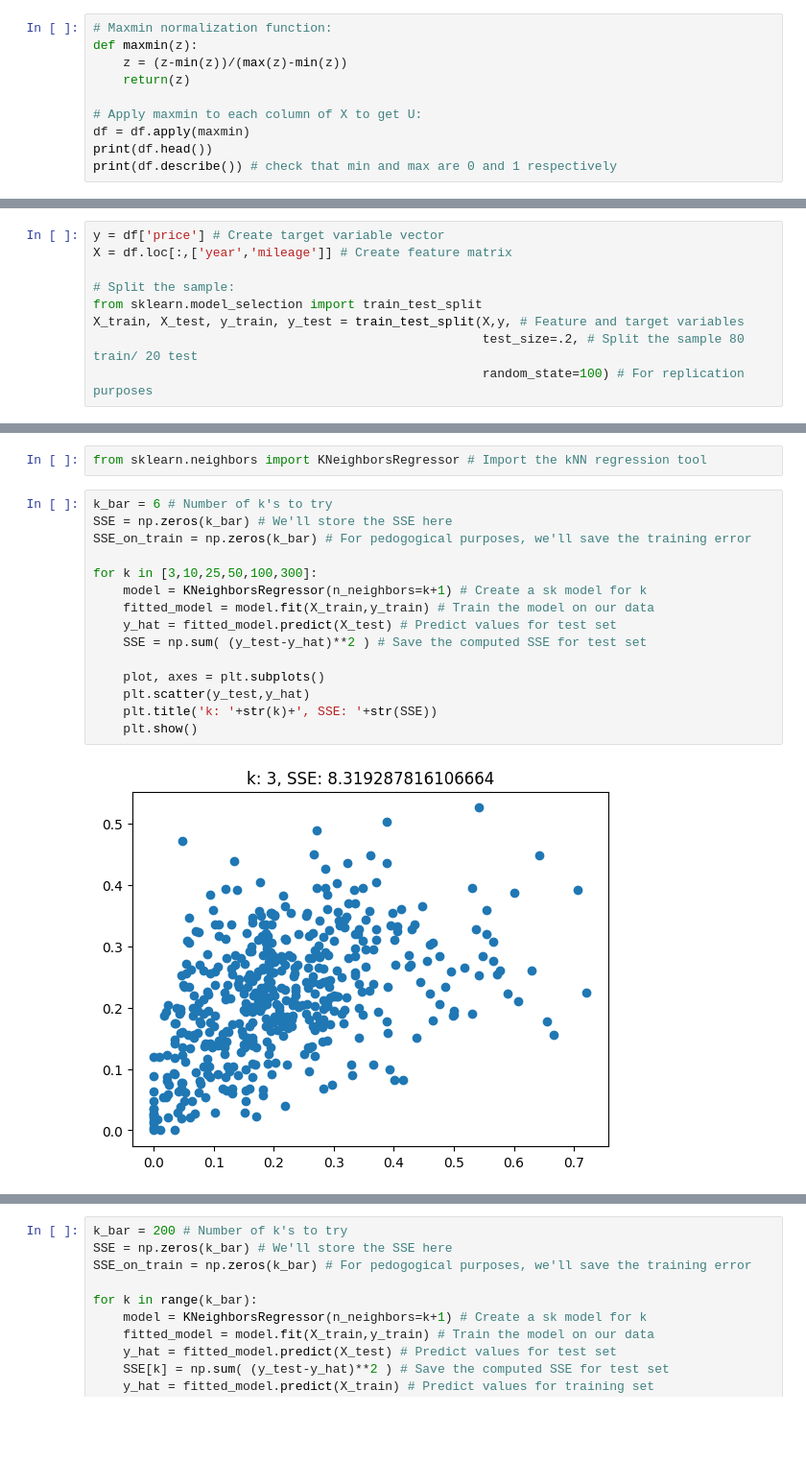
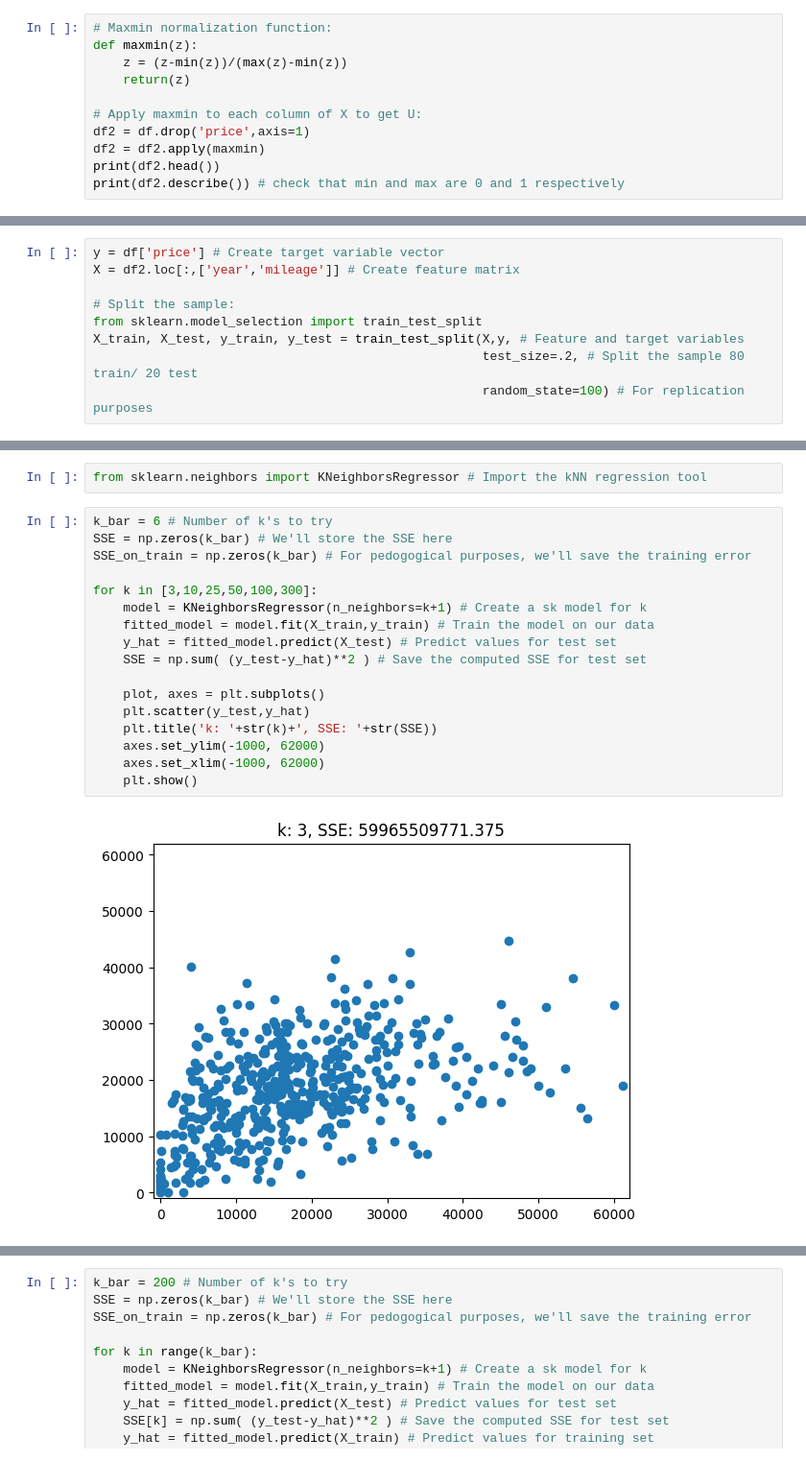
Before and after one commit to vcn2fj/knn, a Jupyter notebook: assignment_knn.ipynb, the cells around one changed output, grey strips where cells are left out. Shown: that part at 96% size. Saved outputs shown, nothing was run; the diff lists cells and outputs as text; blank space fills up the shorter version.

```diff
--- a/assignment_knn.ipynb
+++ b/assignment_knn.ipynb
@@ -60,7 +54,8 @@ def maxmin(z):
     return(z)
 
 # Apply maxmin to each column of X to get U:
-df = df.apply(maxmin)
-print(df.head())
-print(df.describe()) # check that min and max are 0 and 1 respectively
+df2 = df.drop('price',axis=1)
+df2 = df2.apply(maxmin)
+print(df2.head())
+print(df2.describe()) # check that min and max are 0 and 1 respectively
 # %% [output]
@@ -83,7 +78,7 @@ max       1.000000     1.000000     1.000000
 3. Split the sample into ~80% for training and ~20% for evaluation.
 # %%
 y = df['price'] # Create target variable vector
-X = df.loc[:,['year','mileage']] # Create feature matrix
+X = df2.loc[:,['year','mileage']] # Create feature matrix
 
 # Split the sample:
 from sklearn.model_selection import train_test_split
@@ -98,17 +93,19 @@ from sklearn.neighbors import KNeighborsRegressor # Import the kNN regression to
 # %%
 k_bar = 6 # Number of k's to try
 SSE = np.zeros(k_bar) # We'll store the SSE here
 SSE_on_train = np.zeros(k_bar) # For pedogogical purposes, we'll save the training error
 
 for k in [3,10,25,50,100,300]:
     model = KNeighborsRegressor(n_neighbors=k+1) # Create a sk model for k
     fitted_model = model.fit(X_train,y_train) # Train the model on our data
     y_hat = fitted_model.predict(X_test) # Predict values for test set
     SSE = np.sum( (y_test-y_hat)**2 ) # Save the computed SSE for test set
 
     plot, axes = plt.subplots()
     plt.scatter(y_test,y_hat)
     plt.title('k: '+str(k)+', SSE: '+str(SSE))
+    axes.set_ylim(-1000, 62000)
+    axes.set_xlim(-1000, 62000)
     plt.show()
 # %% [output]
-[figure, old version]
+[figure, new version]
```
Also changed, not shown: parts of 10 cells of this notebook.
